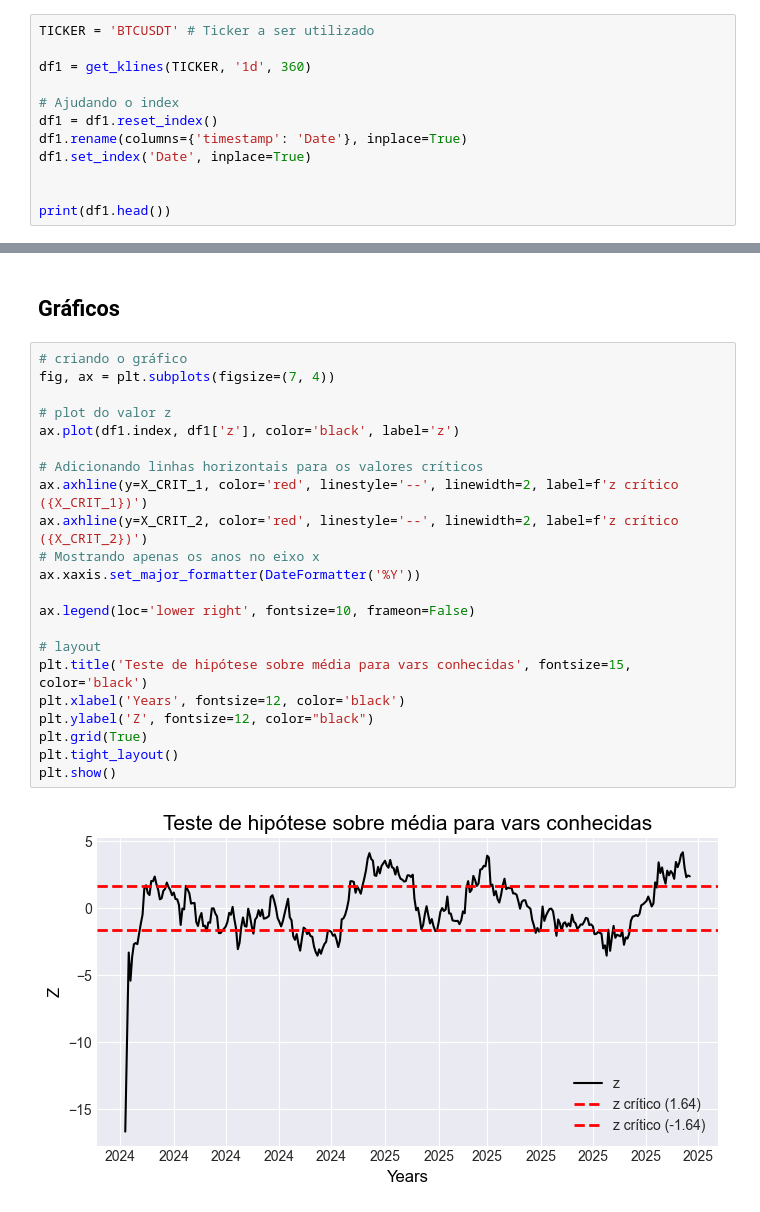
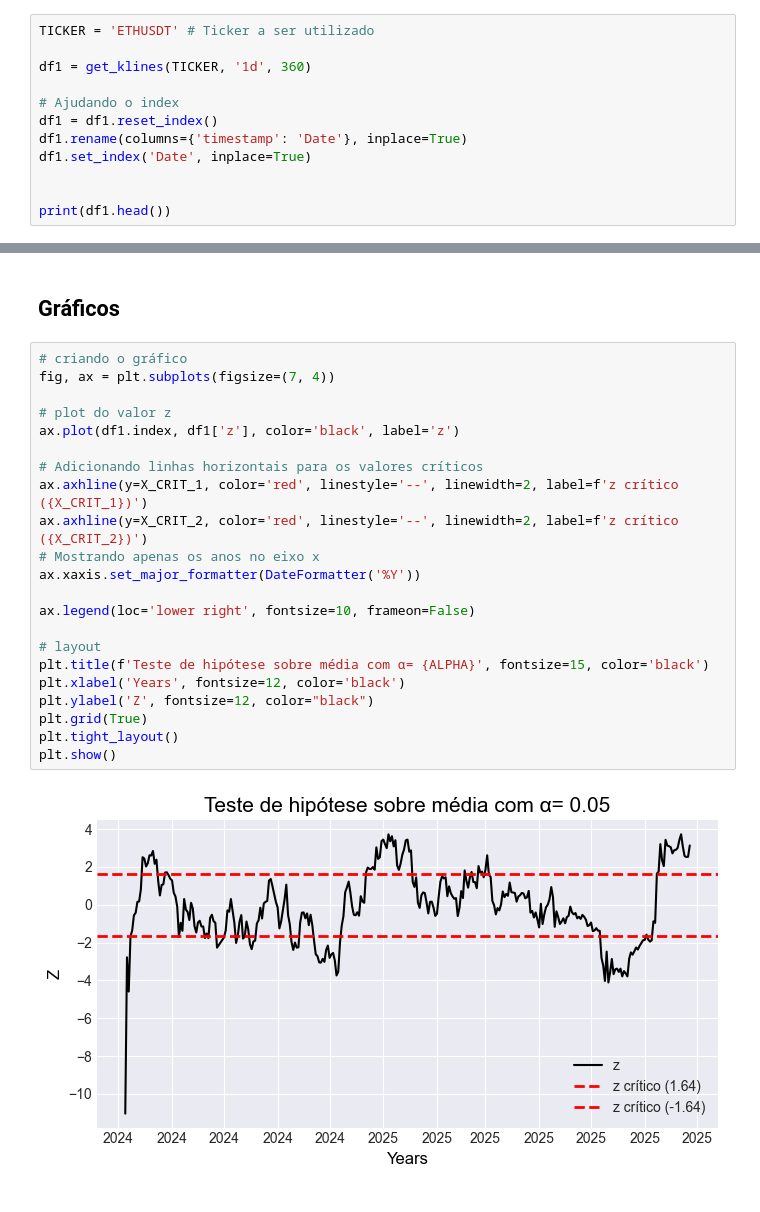
Before and after one commit to marcoswell/Python-Quantitative-Finance, a Jupyter notebook: teste_de_hipotese.ipynb, the cells around one changed output, grey strips where cells are left out. Cells and saved outputs as stored; diff of their text form.

```diff
--- a/teste_de_hipotese.ipynb
+++ b/teste_de_hipotese.ipynb
@@ -55,7 +55,7 @@ def get_klines(symbol, interval, limit = 360):
 
     return df[['Close', 'Returns']]
 # %%
-TICKER = 'BTCUSDT' # Ticker a ser utilizado
+TICKER = 'ETHUSDT' # Ticker a ser utilizado
 
 df1 = get_klines(TICKER, '1d', 360)
 
@@ -148,27 +148,27 @@ Valore menores que: -1.64
 # %%
 # criando o gráfico
 fig, ax = plt.subplots(figsize=(7, 4))
 
 # plot do valor z
 ax.plot(df1.index, df1['z'], color='black', label='z')
 
 # Adicionando linhas horizontais para os valores críticos
 ax.axhline(y=X_CRIT_1, color='red', linestyle='--', linewidth=2, label=f'z crítico ({X_CRIT_1})')
 ax.axhline(y=X_CRIT_2, color='red', linestyle='--', linewidth=2, label=f'z crítico ({X_CRIT_2})')
 # Mostrando apenas os anos no eixo x
 ax.xaxis.set_major_formatter(DateFormatter('%Y'))
 
 ax.legend(loc='lower right', fontsize=10, frameon=False)
 
 # layout
-plt.title('Teste de hipótese sobre média para vars conhecidas', fontsize=15, color='black')
+plt.title(f'Teste de hipótese sobre média com α= {ALPHA}', fontsize=15, color='black')
 plt.xlabel('Years', fontsize=12, color='black')
 plt.ylabel('Z', fontsize=12, color="black")
 plt.grid(True)
 plt.tight_layout()
 plt.show()
 # %% [output]
-[figure, old version]
+[figure, new version]
 # %%
 fig =  plt.figure(figsize=(12, 7))
 gs = gridspec.GridSpec(2, 1, height_ratios=[2, 1],  hspace=0.2) # define a proporção de altura dos subplots
```
Also changed, not shown: parts of 4 cells of this notebook.
